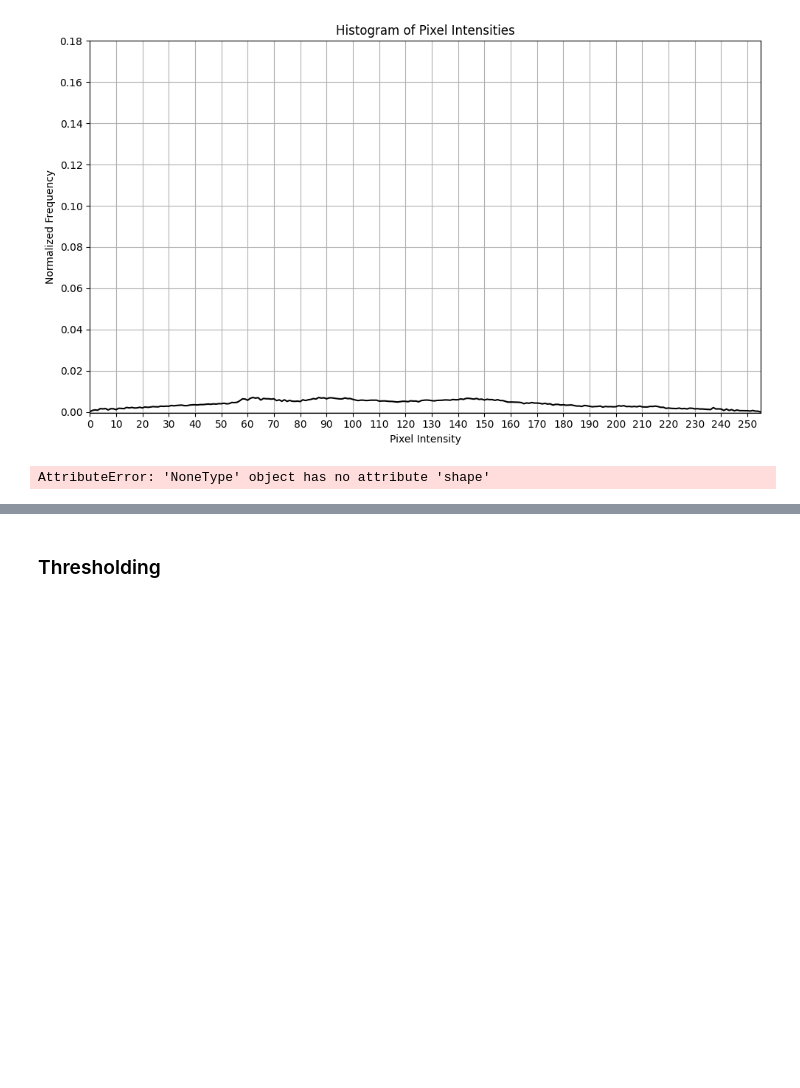
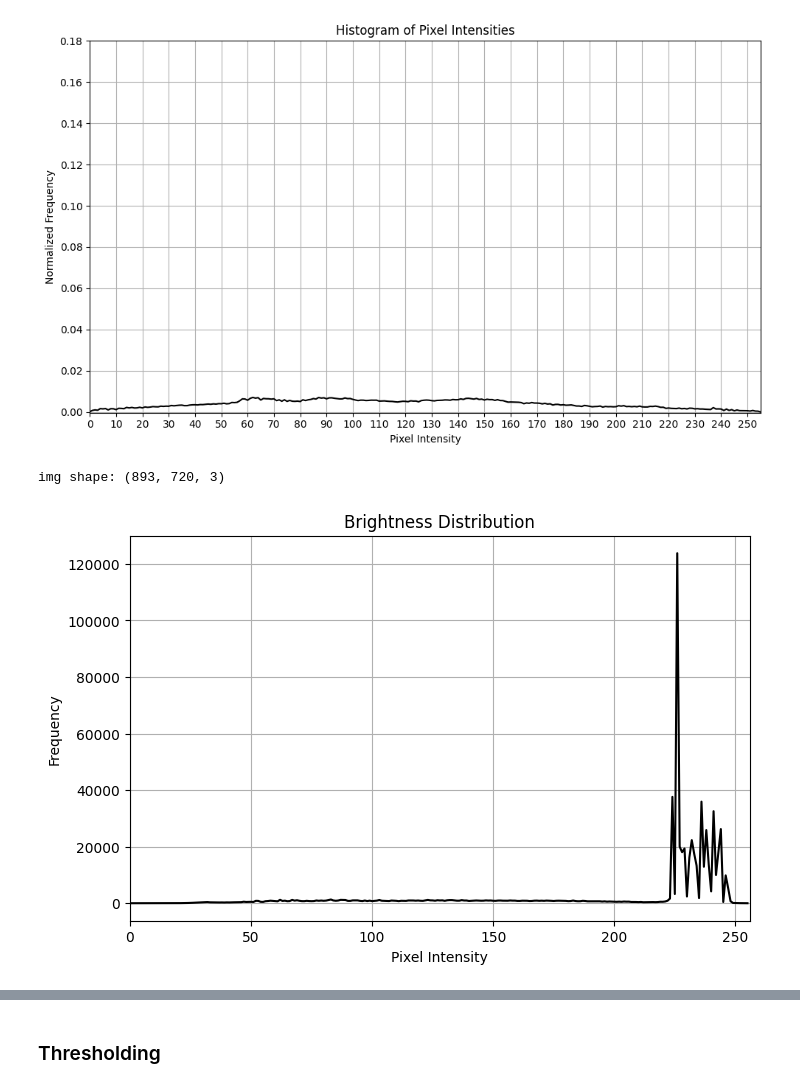
Before and after one commit to MDSALMANSHAMS/Learning, a Jupyter notebook: Python_imageProcessing/2_point_operations/main.ipynb, the cells around one changed output, grey strips where cells are left out. Drawn from its saved outputs; the diff is of its cells as text; code cells hidden in the pictures; blank space fills up the shorter version.

```diff
--- a/Python_imageProcessing/2_point_operations/main.ipynb
+++ b/Python_imageProcessing/2_point_operations/main.ipynb
@@ -41,27 +41,28 @@ no.of pixel:  642960
 # %%
 import cv2
 import matplotlib.pyplot as plt
 
 # Load an image
-image = cv2.imread('nature.jpeg')
+image = cv2.imread('art.jpg')
 print("img shape:",image.shape)
 gray_image = cv2.cvtColor(image, cv2.COLOR_BGR2GRAY)
 #print("gray shape:",gray_image.shape)
 
 # Calculate histogram
 histogram = cv2.calcHist([gray_image], [0], None, [256], [0, 256])
 
 # Plot histogram
 plt.figure(figsize=(8, 5))
 plt.plot(histogram, color='black')
 plt.title('Brightness Distribution')
 plt.xlabel('Pixel Intensity')
 plt.ylabel('Frequency')
 plt.xlim([0, 256])
 plt.grid(True)
 plt.show()
 # %% [output]
-AttributeError: 'NoneType' object has no attribute 'shape'
+img shape: (893, 720, 3)
+[figure, added]
 # %%
 import cv2
 import numpy as np
```
Also changed, not shown: parts of 2 cells of this notebook.
